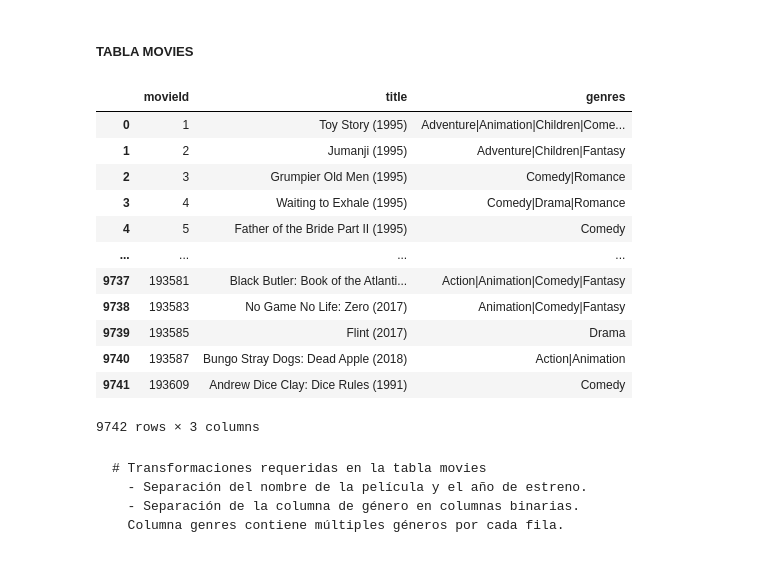
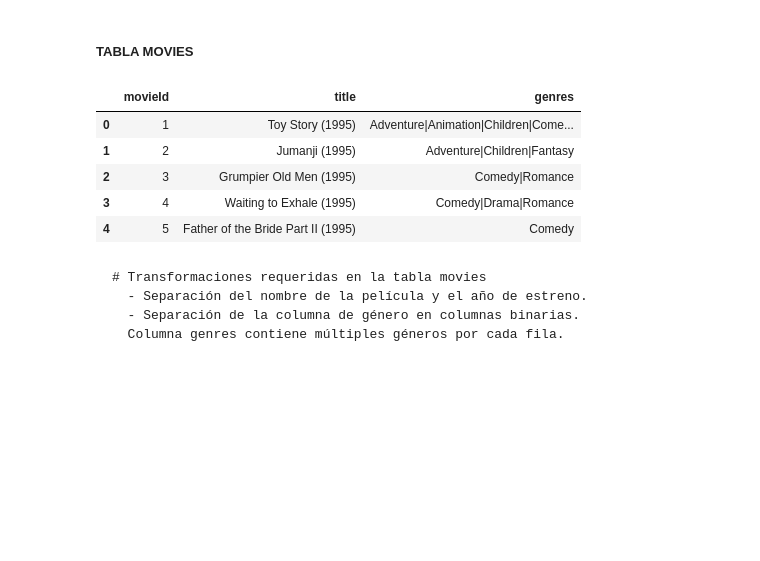
Before and after one commit to JuanCH94/Marketing, a Jupyter notebook: a_transformacion.ipynb, the cells around one changed output. Cells and saved outputs as stored; diff of their text form; code cells hidden in the pictures; blank space fills up the shorter version.

```diff
--- a/a_transformacion.ipynb
+++ b/a_transformacion.ipynb
@@ -46,21 +46,14 @@ cur.fetchall()
 # %%
 # Ejecuta la consulta SQL "SELECT * FROM movies" sobre la base de datos y carga los resultados en un DataFrame de pandas.
 table_movies = pd. read_sql_query("SELECT * FROM movies", conexion)
-table_movies
+table_movies.head()
 # %% [output]
 |  | movieId | title | genres |
 | 0 | 1 | Toy Story (1995) | Adventure|Animation|Children|Come... |
 | 1 | 2 | Jumanji (1995) | Adventure|Children|Fantasy |
 | 2 | 3 | Grumpier Old Men (1995) | Comedy|Romance |
 | 3 | 4 | Waiting to Exhale (1995) | Comedy|Drama|Romance |
 | 4 | 5 | Father of the Bride Part II (1995) | Comedy |
-| ... | ... | ... | ... |
-| 9737 | 193581 | Black Butler: Book of the Atlanti... | Action|Animation|Comedy|Fantasy |
-| 9738 | 193583 | No Game No Life: Zero (2017) | Animation|Comedy|Fantasy |
-| 9739 | 193585 | Flint (2017) | Drama |
-| 9740 | 193587 | Bungo Stray Dogs: Dead Apple (2018) | Action|Animation |
-| 9741 | 193609 | Andrew Dice Clay: Dice Rules (1991) | Comedy |
-9742 rows × 3 columns
 # %% [markdown]
 
 
```
Also changed, not shown: parts of 13 cells of this notebook.
